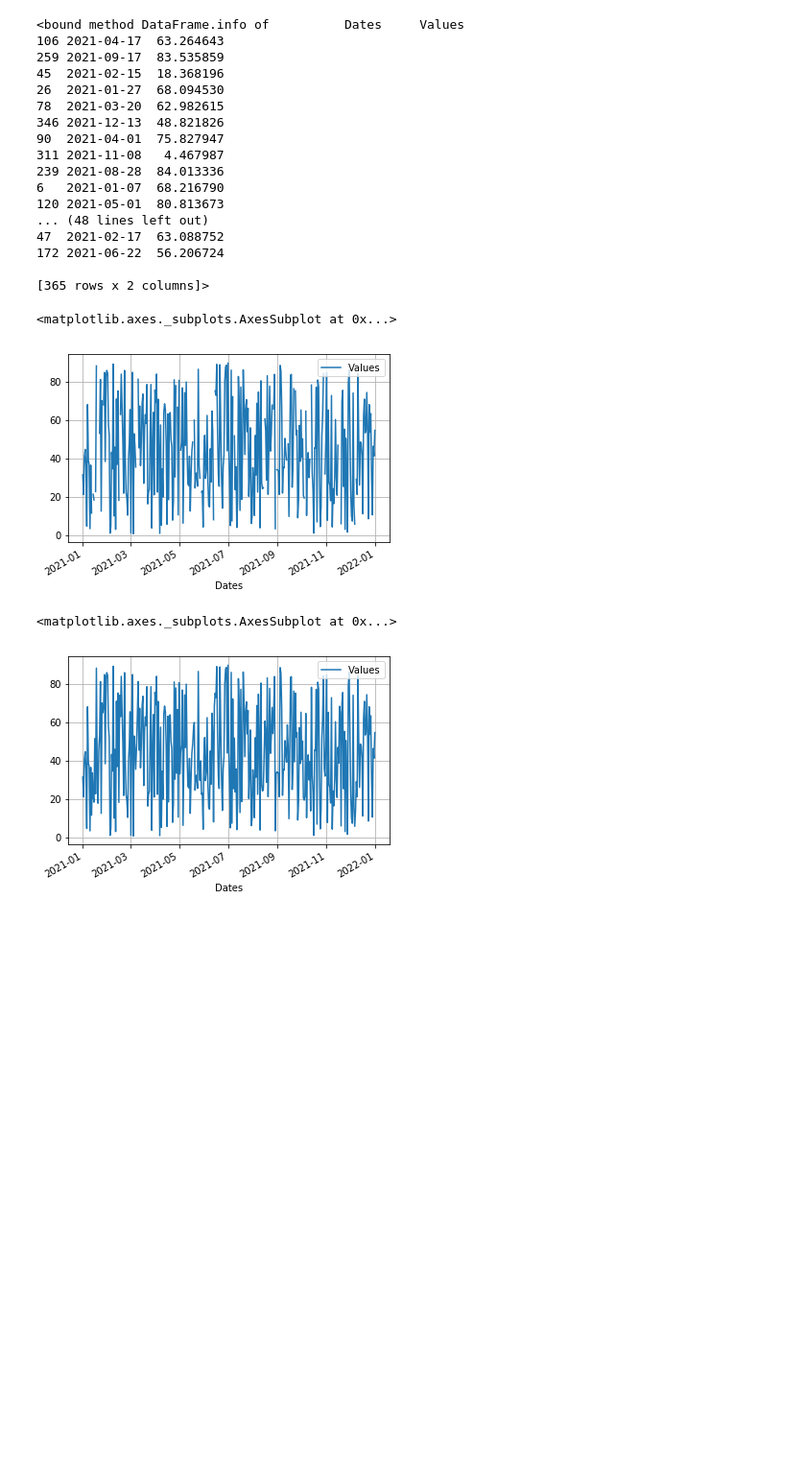
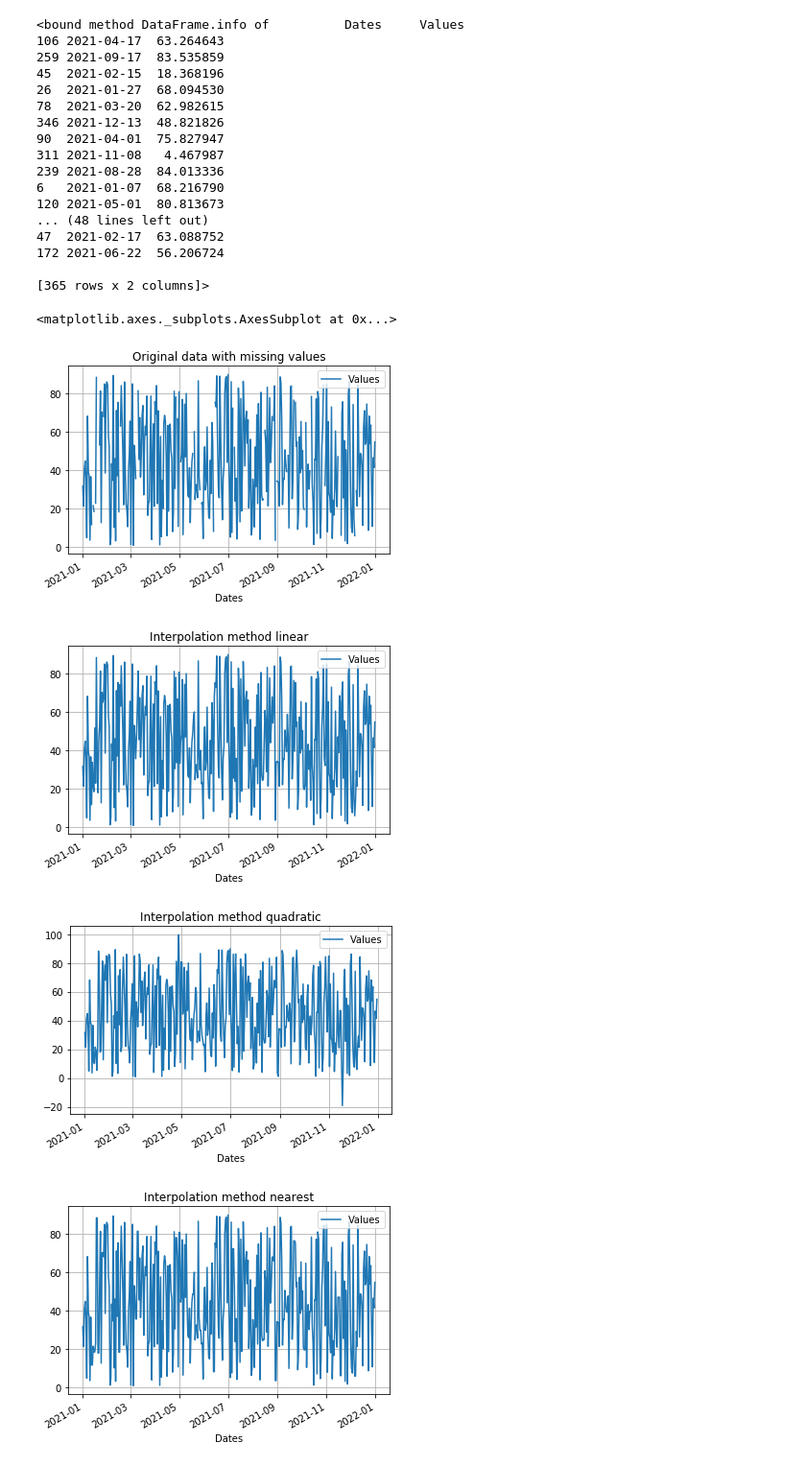
Before and after one commit to nazarc/jupyter_notebook_python_training_projects, a Jupyter notebook: interpolation_of_missing_values .ipynb, the cells around one changed output. Shown at 96% size. Cells and saved outputs as stored; diff of their text form; code cells hidden in the pictures; blank space fills up the shorter version.

Commit message:
* Extended interpolation with two additional methods (quadratic, nearest) * Added line chart plots for these two methods

```diff
--- a/interpolation_of_missing_values .ipynb
+++ b/interpolation_of_missing_values .ipynb
@@ -27,18 +27,27 @@ df.info
 [365 rows x 2 columns]>
 # %%
 #dataframe with interpolated (method: linear) values
-df_interpolate = df.interpolate(method ='linear', limit_direction ='forward', limit = 1)
+df_interpolate_linear = df.interpolate(method ='linear', limit_direction ='forward', limit = 1)
+#dataframe with interpolated (method: linear) values
+df_interpolate_quadratic = df.interpolate(method ='quadratic', limit_direction ='forward', limit = 1)
+#dataframe with interpolated (method: linear) values
+df_interpolate_nearest = df.interpolate(method ='nearest', limit_direction ='forward', limit = 1)
-# %%
-#1st plot data with missing values
-ts = df.set_index('Dates')
-ts.plot(grid=True)
-# %% [output]
-<matplotlib.axes._subplots.AxesSubplot at 0x...>
-[figure, removed]
-# %%
-#2nd plot with interpolated data
-ts = df_interpolate.set_index('Dates')
-ts.plot(grid=True)
-# %% [output]
-<matplotlib.axes._subplots.AxesSubplot at 0x...>
-[figure, removed]
+# %%
+#1st plot data with missing values
+ts = df.set_index('Dates')
+ts.plot(grid=True, title='Original data with missing values')
+#2nd plot with interpolated data
+ts = df_interpolate_linear.set_index('Dates')
+ts.plot(grid=True, title='Interpolation method linear')
+#3rd plot with interpolated data
+ts = df_interpolate_quadratic.set_index('Dates')
+ts.plot(grid=True, title='Interpolation method quadratic')
+#4th plot with interpolated data
+ts = df_interpolate_nearest.set_index('Dates')
+ts.plot(grid=True, title='Interpolation method nearest')
+# %% [output]
+<matplotlib.axes._subplots.AxesSubplot at 0x...>
+[figure, added]
+[figure, added]
+[figure, added]
+[figure, added]
```
